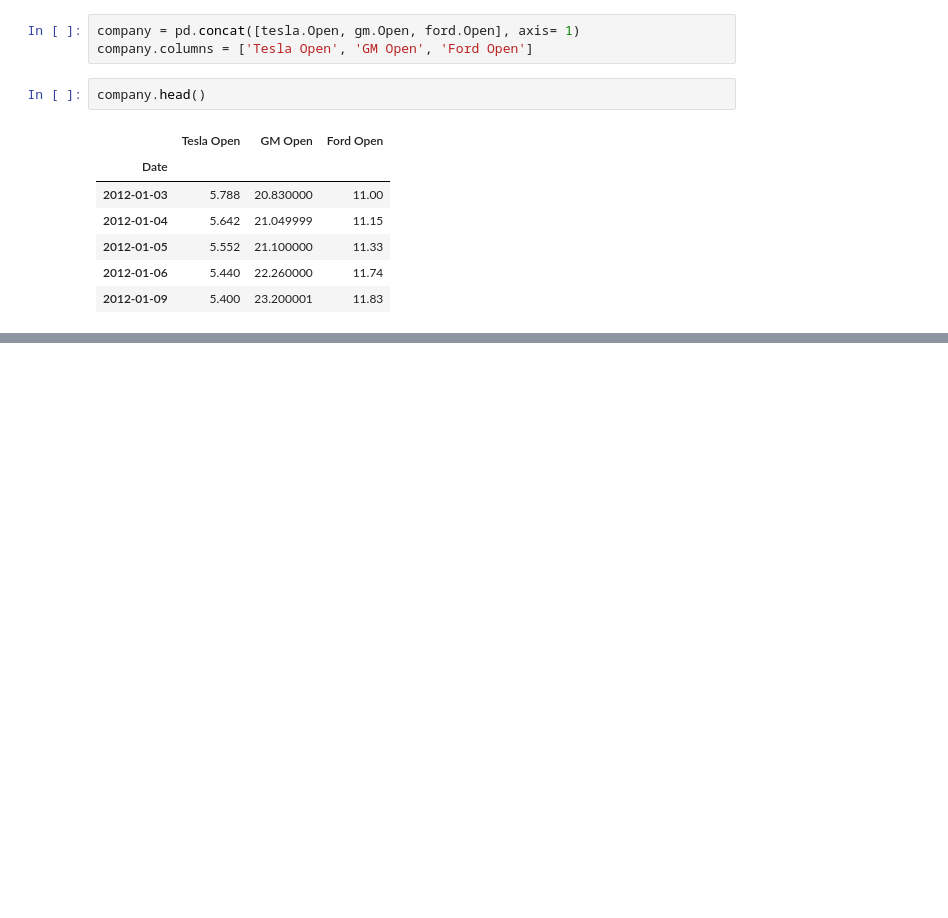
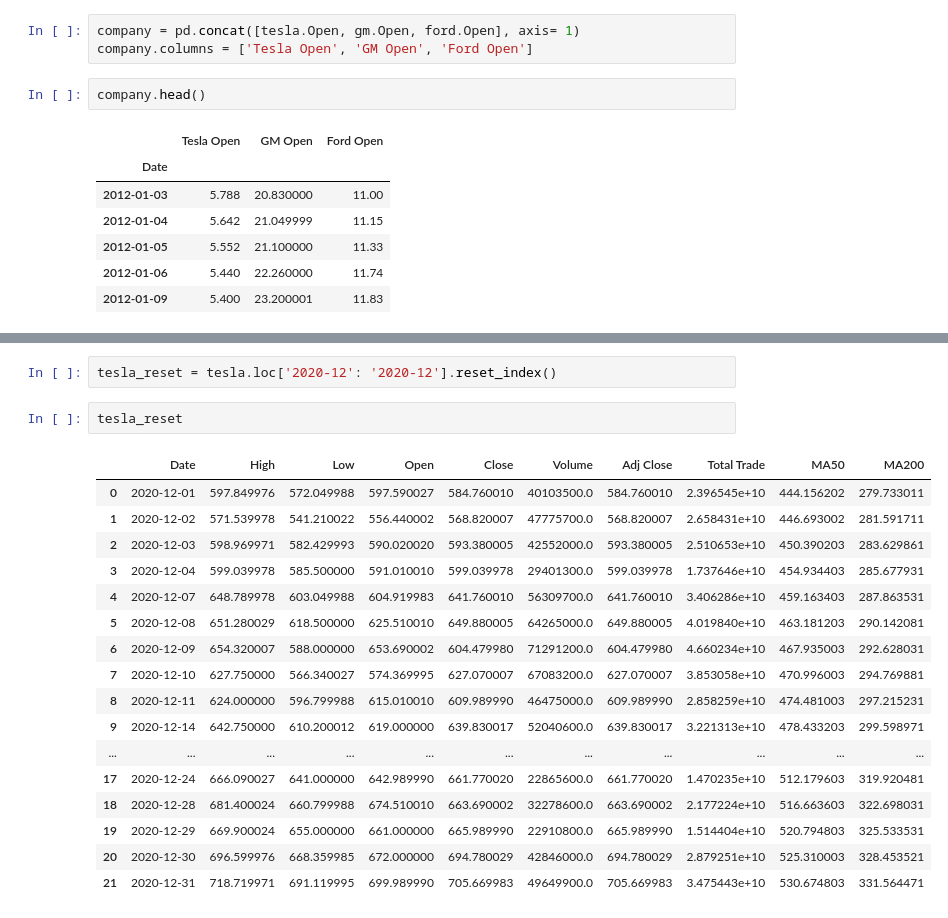
Before and after one commit to jfclaudien/financial-analysis-with-python, a Jupyter notebook: stock market analysis.ipynb, the cells around one changed output, grey strips where cells are left out. Drawn from its saved outputs; the diff is of its cells as text; blank space fills up the shorter version.

```diff
--- a/stock market analysis.ipynb
+++ b/stock market analysis.ipynb
@@ -152,0 +177,22 @@ scatter_matrix(company, figsize= (8, 8), alpha= 0.2, hist_kwds= {});
+# %%
+tesla_reset = tesla.loc['2020-12': '2020-12'].reset_index()
+# %%
+tesla_reset
+# %% [output]
+|  | Date | High | Low | Open | Close | Volume | Adj Close | Total Trade | MA50 | MA200 |
+| 0 | 2020-12-01 | 597.849976 | 572.049988 | 597.590027 | 584.760010 | 40103500.0 | 584.760010 | 2.396545e+10 | 444.156202 | 279.733011 |
+| 1 | 2020-12-02 | 571.539978 | 541.210022 | 556.440002 | 568.820007 | 47775700.0 | 568.820007 | 2.658431e+10 | 446.693002 | 281.591711 |
+| 2 | 2020-12-03 | 598.969971 | 582.429993 | 590.020020 | 593.380005 | 42552000.0 | 593.380005 | 2.510653e+10 | 450.390203 | 283.629861 |
+| 3 | 2020-12-04 | 599.039978 | 585.500000 | 591.010010 | 599.039978 | 29401300.0 | 599.039978 | 1.737646e+10 | 454.934403 | 285.677931 |
+| 4 | 2020-12-07 | 648.789978 | 603.049988 | 604.919983 | 641.760010 | 56309700.0 | 641.760010 | 3.406286e+10 | 459.163403 | 287.863531 |
+| 5 | 2020-12-08 | 651.280029 | 618.500000 | 625.510010 | 649.880005 | 64265000.0 | 649.880005 | 4.019840e+10 | 463.181203 | 290.142081 |
+| 6 | 2020-12-09 | 654.320007 | 588.000000 | 653.690002 | 604.479980 | 71291200.0 | 604.479980 | 4.660234e+10 | 467.935003 | 292.628031 |
+| 7 | 2020-12-10 | 627.750000 | 566.340027 | 574.369995 | 627.070007 | 67083200.0 | 627.070007 | 3.853058e+10 | 470.996003 | 294.769881 |
+| 8 | 2020-12-11 | 624.000000 | 596.799988 | 615.010010 | 609.989990 | 46475000.0 | 609.989990 | 2.858259e+10 | 474.481003 | 297.215231 |
+| 9 | 2020-12-14 | 642.750000 | 610.200012 | 619.000000 | 639.830017 | 52040600.0 | 639.830017 | 3.221313e+10 | 478.433203 | 299.598971 |
+| ... | ... | ... | ... | ... | ... | ... | ... | ... | ... | ... |
+| 17 | 2020-12-24 | 666.090027 | 641.000000 | 642.989990 | 661.770020 | 22865600.0 | 661.770020 | 1.470235e+10 | 512.179603 | 319.920481 |
+| 18 | 2020-12-28 | 681.400024 | 660.799988 | 674.510010 | 663.690002 | 32278600.0 | 663.690002 | 2.177224e+10 | 516.663603 | 322.698031 |
+| 19 | 2020-12-29 | 669.900024 | 655.000000 | 661.000000 | 665.989990 | 22910800.0 | 665.989990 | 1.514404e+10 | 520.794803 | 325.533531 |
+| 20 | 2020-12-30 | 696.599976 | 668.359985 | 672.000000 | 694.780029 | 42846000.0 | 694.780029 | 2.879251e+10 | 525.310003 | 328.453521 |
+| 21 | 2020-12-31 | 718.719971 | 691.119995 | 699.989990 | 705.669983 | 49649900.0 | 705.669983 | 3.475443e+10 | 530.674803 | 331.564471 |
```
Also changed, not shown: parts of 14 cells of this notebook.
